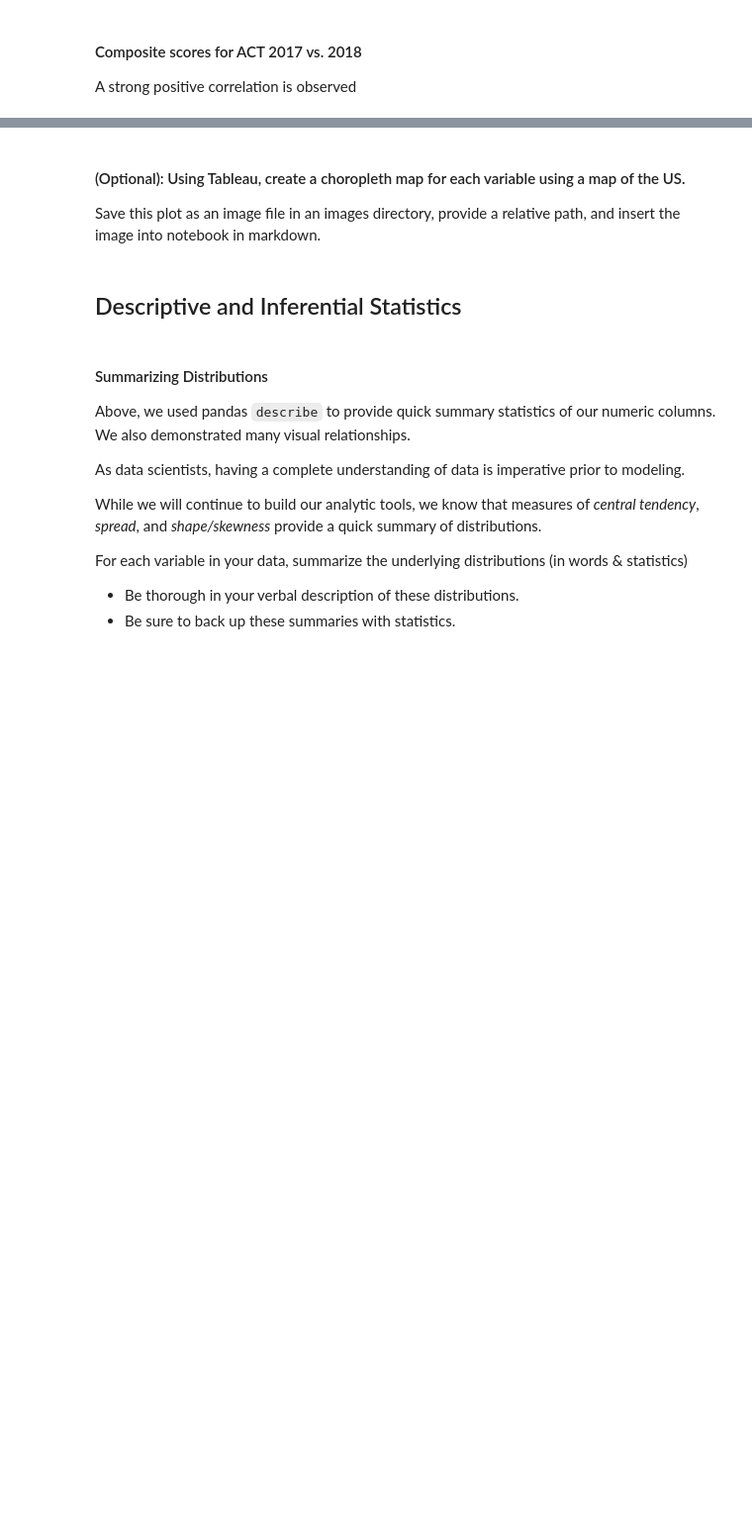
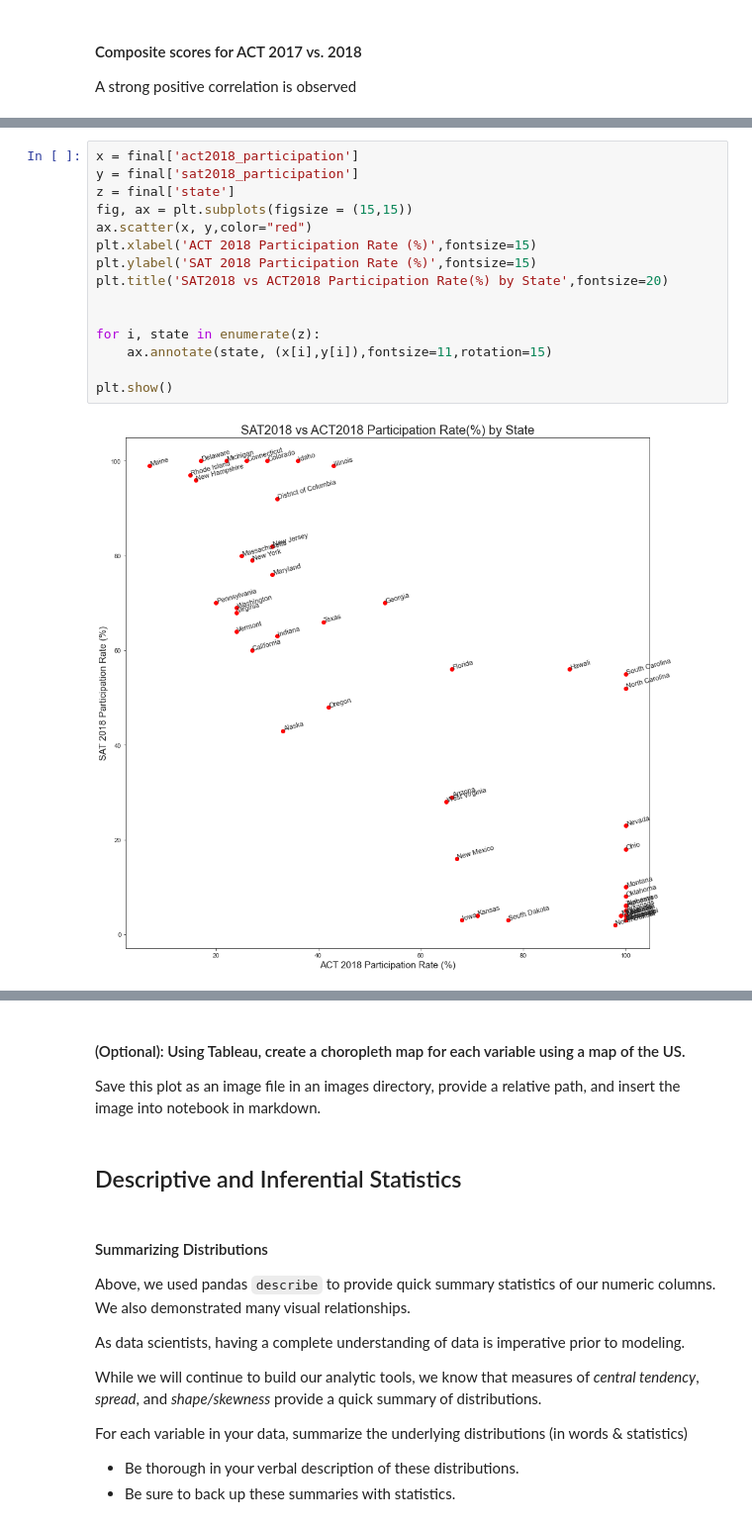
Before and after one commit to Prakzter/DS-Projects, a Jupyter notebook: project_1/code/Project1_PRAK.ipynb, the cells around one changed output, grey strips where cells are left out. Shown: that part at 99% size. Cells and saved outputs as stored; diff of their text form; blank space fills up the shorter version.

```diff
--- a/project_1/code/Project1_PRAK.ipynb
+++ b/project_1/code/Project1_PRAK.ipynb
@@ -1002,0 +1052,17 @@ Are there any additional trends or relationships you haven't explored? Was there
+# %%
+x = final['act2018_participation']
+y = final['sat2018_participation']
+z = final['state']
+fig, ax = plt.subplots(figsize = (15,15))
+ax.scatter(x, y,color="red")
+plt.xlabel('ACT 2018 Participation Rate (%)',fontsize=15)
+plt.ylabel('SAT 2018 Participation Rate (%)',fontsize=15)
+plt.title('SAT2018 vs ACT2018 Participation Rate(%) by State',fontsize=20)
+
+
+for i, state in enumerate(z):
+    ax.annotate(state, (x[i],y[i]),fontsize=11,rotation=15)
+
+plt.show()
+# %% [output]
+[figure, added]
```
Also changed, not shown: parts of 60 cells of this notebook, 1 other file.
